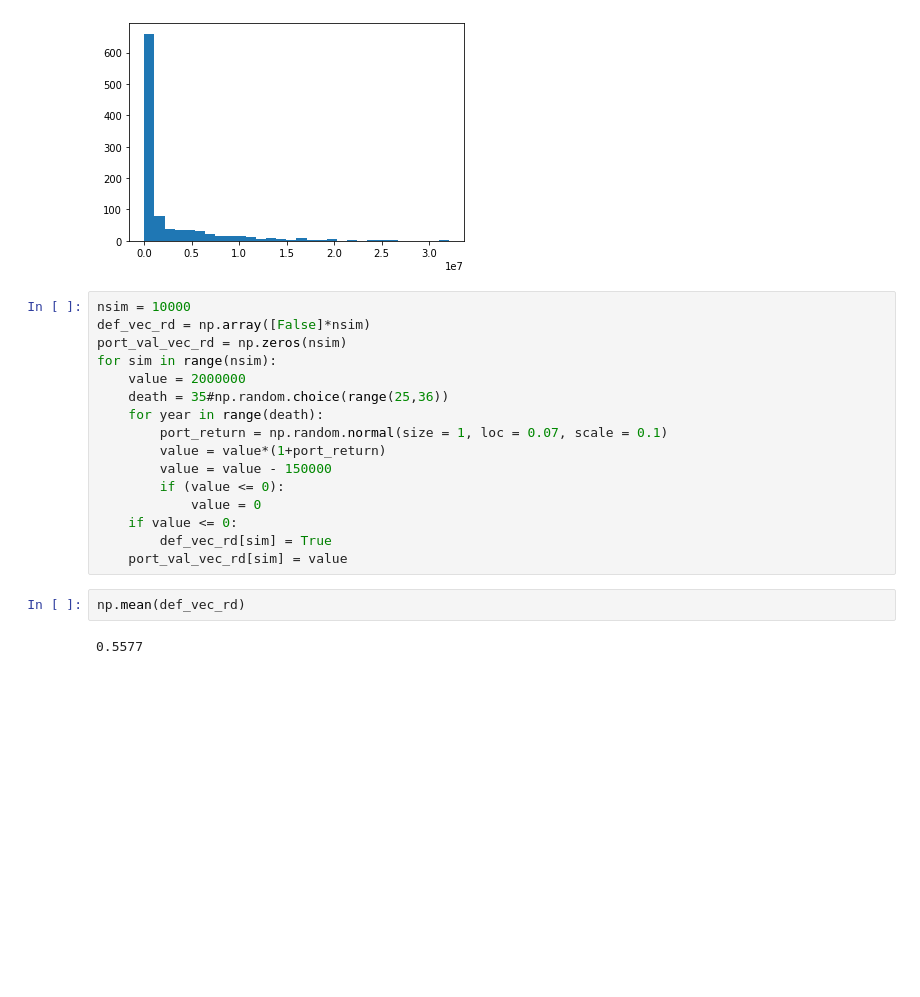
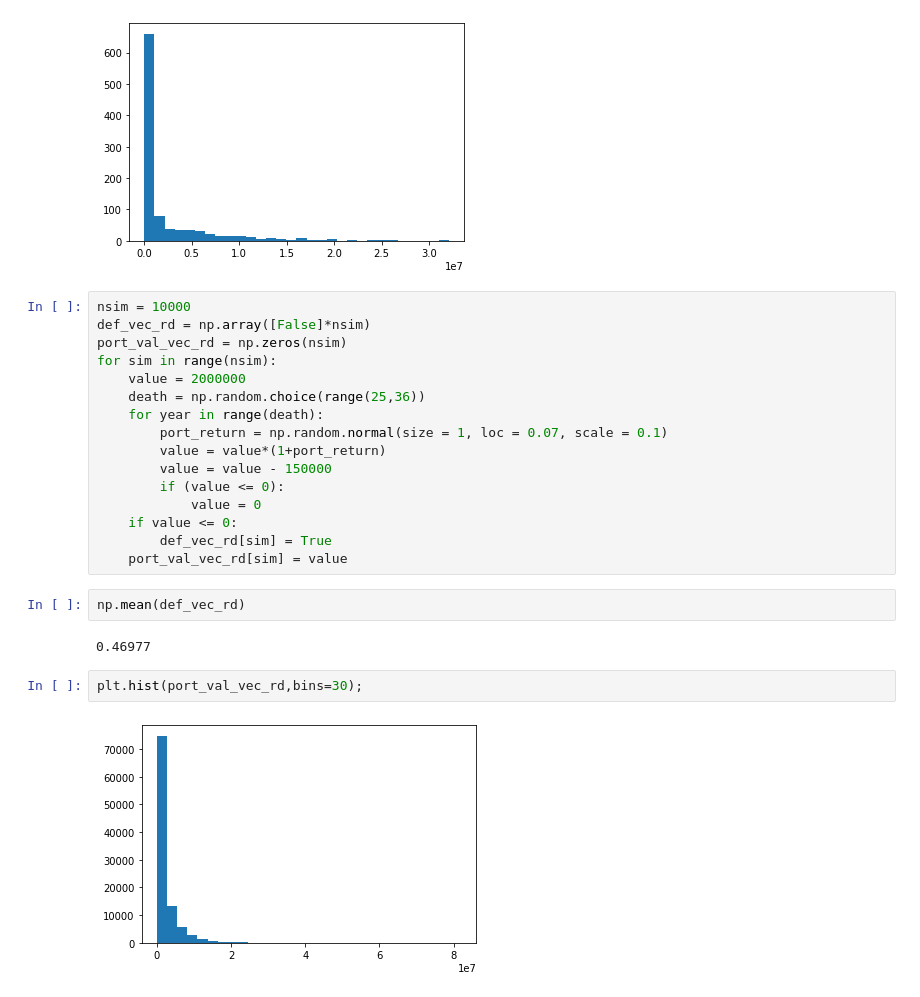
Before and after one commit to rohitashwachaks/advanced_optimisation, a Jupyter notebook: notebooks/topic2-sp1.ipynb, the cells around one changed output. Cells and saved outputs as stored; diff of their text form; blank space fills up the shorter version.

```diff
--- a/notebooks/topic2-sp1.ipynb
+++ b/notebooks/topic2-sp1.ipynb
@@ -119,7 +119,7 @@ def_vec_rd = np.array([False]*nsim)
 port_val_vec_rd = np.zeros(nsim)
 for sim in range(nsim):
     value = 2000000
-    death = 35#np.random.choice(range(25,36))
+    death = np.random.choice(range(25,36))
     for year in range(death):
         port_return = np.random.normal(size = 1, loc = 0.07, scale = 0.1)
         value = value*(1+port_return)
@@ -132,4 +132,8 @@ for sim in range(nsim):
 # %%
 np.mean(def_vec_rd)
 # %% [output]
-0.5577
+0.46977
+# %%
+plt.hist(port_val_vec_rd,bins=30);
+# %% [output]
+[figure, added]
```
Also changed, not shown: 7 other files.
